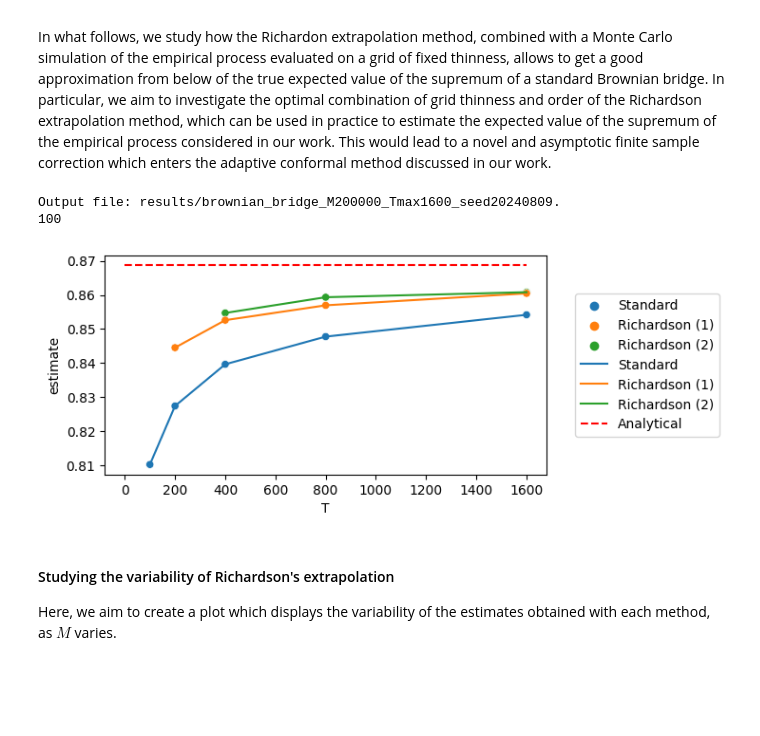
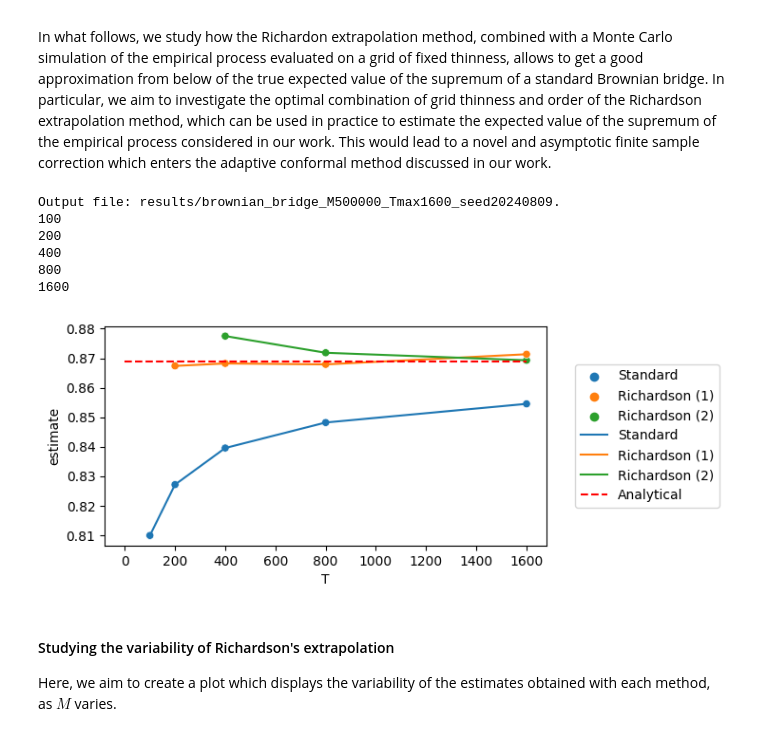
Before and after one commit to tbortolotti/marginal-noise-adaptive-conformal, a Jupyter notebook: experiments/exp_richardson.ipynb, the cells around one changed output. Saved outputs shown, nothing was run; the diff lists cells and outputs as text; code cells hidden in the pictures; blank space fills up the shorter version.

```diff
--- a/experiments/exp_richardson.ipynb
+++ b/experiments/exp_richardson.ipynb
@@ -188,7 +188,7 @@ Canceled future for execute_request message before replies were done
 The Kernel crashed while executing code in the the current cell or a previous cell. Please review the code in the cell(s)
 to identify a possible cause of the failure. Click here for more info. View Jupyter log for further details.
 """
-M = 200000
+M = 500000
 
 # Grid parameters
 grid_type = 'uniform'
@@ -239,27 +239,27 @@ for T in T_values:
 outfile = "results/" + outfile_prefix + ".txt"
 results.to_csv(outfile, index=False, float_format="%.5f")
 # %% [output]
-Output file: results/brownian_bridge_M200000_Tmax1600_seed20240809.
+Output file: results/brownian_bridge_M500000_Tmax1600_seed20240809.
 100
+200
+400
+800
+1600
 # %%
 # Plot results
-M = 200000
-seed = 20240809
-Tmax = 1600
-T_values = np.array([100,200,400,800,1600])
 outfile_prefix = covariance_model + "_M" + str(M) + "_Tmax" + str(Tmax) + "_seed" + str(seed)
 outfile = "results/" + outfile_prefix + ".txt"
 results = pd.read_csv(outfile)
 # Output file
 outfile_prefix = covariance_model + "_M" + str(M) + "_Tmax" + str(Tmax) + "_seed" + str(seed)
 outfile_png = "figures/" + outfile_prefix + ".png"
 target = np.sqrt(np.pi/2)*np.log(2)
 plt.figure(figsize=(6, 3))
 sns.scatterplot(data=results, x='T', y='estimate', hue='Method')
 sns.lineplot(data=results, x='T', y='estimate', hue='Method', errorbar=None)
 #plt.hlines(target, 0, np.max(T_values*np.power(2,np.max(r_order))), color="red", label="Analytical")
 plt.hlines(target, 0, np.max(T_values), color="red", linestyle='--', label="Analytical")
 plt.legend(bbox_to_anchor=(1.05, 0.5), loc='center left')
 plt.savefig(outfile_png, bbox_inches='tight')
 # %% [output]
-[figure, old version]
+[figure, new version]
```
Also changed, not shown: parts of 2 cells of this notebook, 3 other files.
